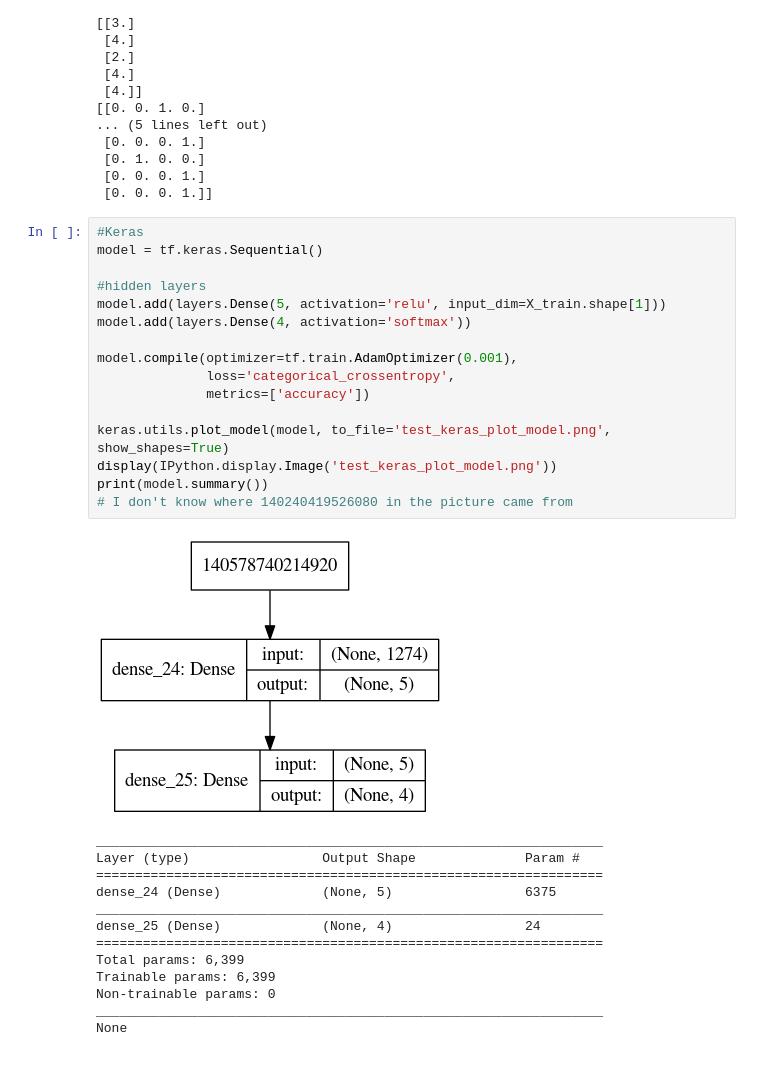
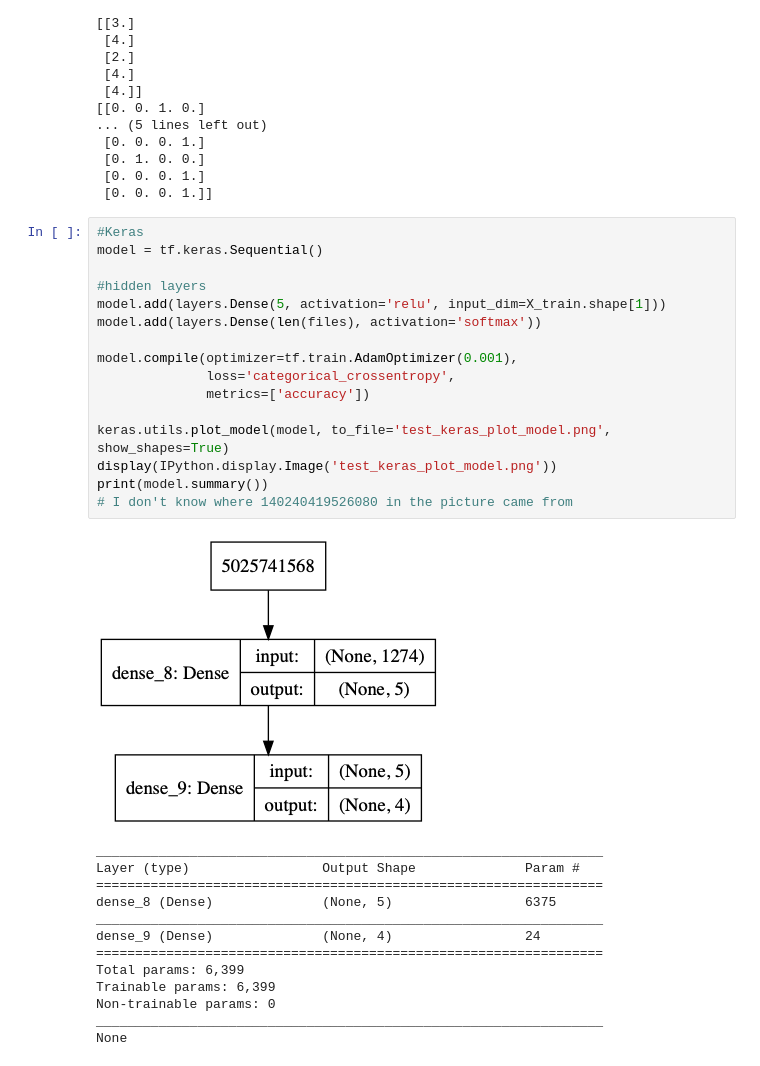
Before and after one commit to davidsgrogan/cs230, a Jupyter notebook: modelNotebook.ipynb, the cells around one changed output. Drawn from its saved outputs; the diff is of its cells as text.

```diff
--- a/modelNotebook.ipynb
+++ b/modelNotebook.ipynb
@@ -151,27 +154,27 @@ print(Y_dev[0:5])
 # %%
 #Keras
 model = tf.keras.Sequential()
 
 #hidden layers
 model.add(layers.Dense(5, activation='relu', input_dim=X_train.shape[1]))
-model.add(layers.Dense(4, activation='softmax'))
+model.add(layers.Dense(len(files), activation='softmax'))
 
 model.compile(optimizer=tf.train.AdamOptimizer(0.001),
               loss='categorical_crossentropy',
               metrics=['accuracy'])
 
 keras.utils.plot_model(model, to_file='test_keras_plot_model.png', show_shapes=True)
 display(IPython.display.Image('test_keras_plot_model.png'))
 print(model.summary())
 # I don't know where 140240419526080 in the picture came from
 # %% [output]
-[figure, old version]
+[figure, new version]
 _________________________________________________________________
 Layer (type)                 Output Shape              Param #
 =================================================================
-dense_24 (Dense)             (None, 5)                 6375
+dense_8 (Dense)              (None, 5)                 6375
 _________________________________________________________________
-dense_25 (Dense)             (None, 4)                 24
+dense_9 (Dense)              (None, 4)                 24
 =================================================================
 Total params: 6,399
 Trainable params: 6,399
```
Also changed, not shown: parts of 3 cells of this notebook.
